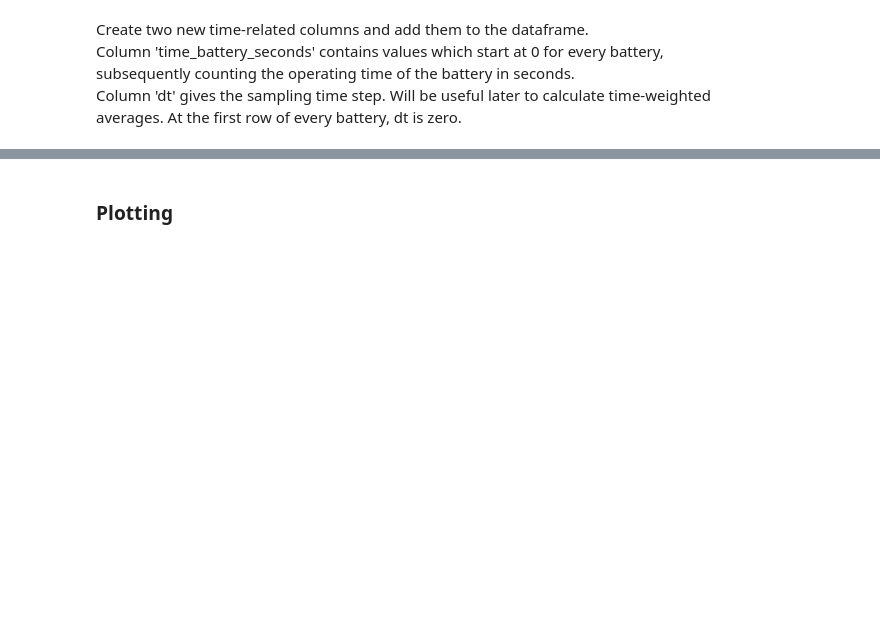
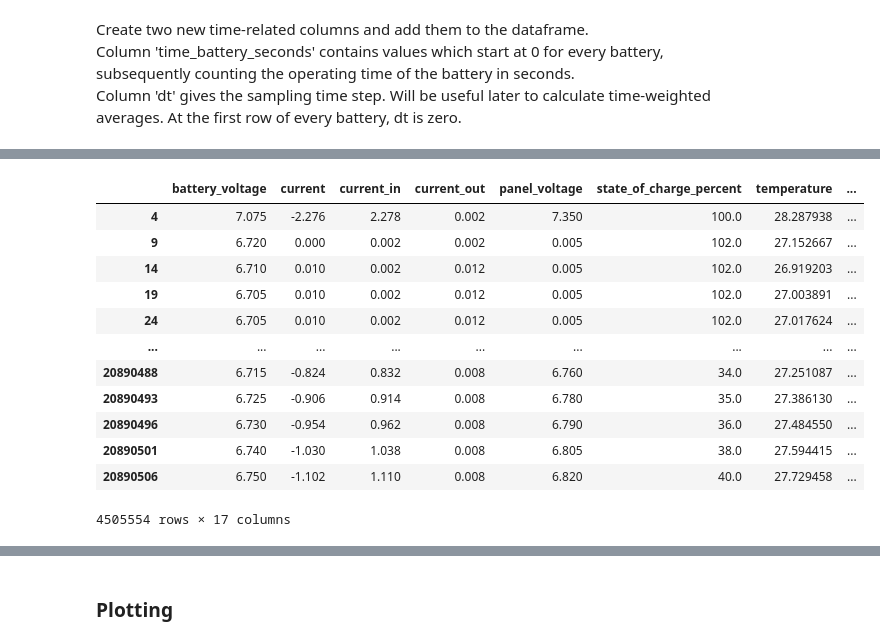
Before and after one commit to EliasGaliounas/BatteryDevBBoxx, a Jupyter notebook: notebooks/dataload.ipynb, the cells around one changed output, grey strips where cells are left out. Cells and saved outputs as stored; diff of their text form; code cells hidden in the pictures; blank space fills up the shorter version.

```diff
--- a/notebooks/dataload.ipynb
+++ b/notebooks/dataload.ipynb
@@ -97,0 +127,10 @@ print('Shape of initial dataframe ts_df_lean: ', ts_df_lean.shape)
+# %%
+#Add year, and month as dataframe columns
+year = np.empty((len(ts_df_lean)), dtype=int)
+month = np.empty((len(ts_df_lean)), dtype=int)
+for i in range(len(ts_df_lean)):
+    year[i] = ts_df_lean["timestamp"].iloc[i].year
+    month[i] = ts_df_lean["timestamp"].iloc[i].month
+# %%
+ts_df_lean["year"] = year
+ts_df_lean["month"] = month
@@ -130,0 +285,16 @@ ts_df_lean.loc[:, "dt_sec"] = dt_sec
+# %%
+ts_df_lean
+# %% [output]
+|  | battery_voltage | current | current_in | current_out | panel_voltage | state_of_charge_percent | temperature | ... |
+| 4 | 7.075 | -2.276 | 2.278 | 0.002 | 7.350 | 100.0 | 28.287938 | ... |
+| 9 | 6.720 | 0.000 | 0.002 | 0.002 | 0.005 | 102.0 | 27.152667 | ... |
+| 14 | 6.710 | 0.010 | 0.002 | 0.012 | 0.005 | 102.0 | 26.919203 | ... |
+| 19 | 6.705 | 0.010 | 0.002 | 0.012 | 0.005 | 102.0 | 27.003891 | ... |
+| 24 | 6.705 | 0.010 | 0.002 | 0.012 | 0.005 | 102.0 | 27.017624 | ... |
+| ... | ... | ... | ... | ... | ... | ... | ... | ... |
+| 20890488 | 6.715 | -0.824 | 0.832 | 0.008 | 6.760 | 34.0 | 27.251087 | ... |
+| 20890493 | 6.725 | -0.906 | 0.914 | 0.008 | 6.780 | 35.0 | 27.386130 | ... |
+| 20890496 | 6.730 | -0.954 | 0.962 | 0.008 | 6.790 | 36.0 | 27.484550 | ... |
+| 20890501 | 6.740 | -1.030 | 1.038 | 0.008 | 6.805 | 38.0 | 27.594415 | ... |
+| 20890506 | 6.750 | -1.102 | 1.110 | 0.008 | 6.820 | 40.0 | 27.729458 | ... |
+4505554 rows × 17 columns
```
Also changed, not shown: parts of 34 cells of this notebook.
